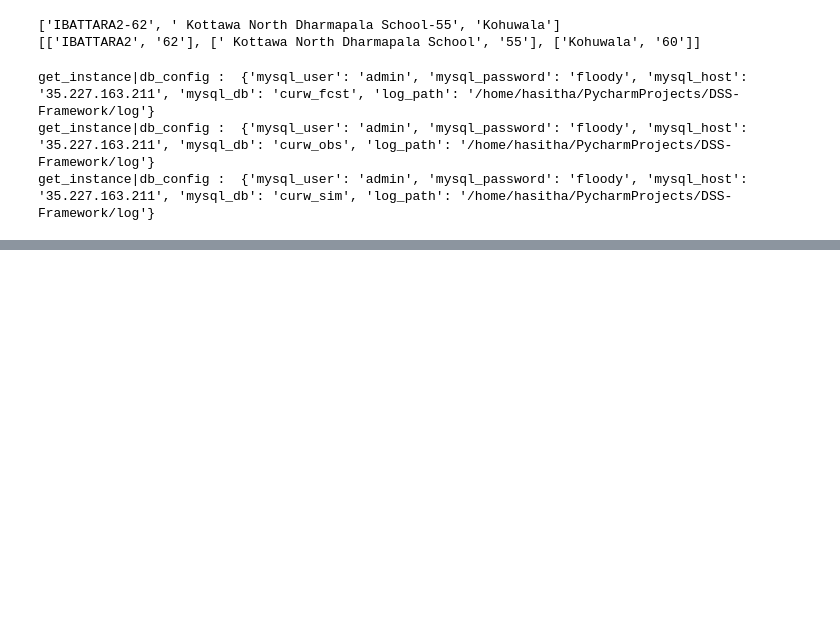
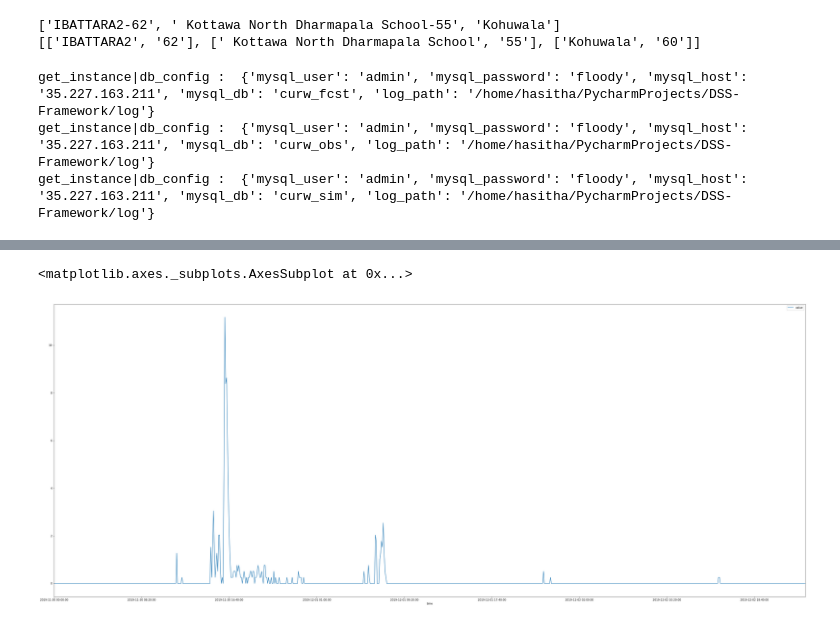
Before and after one commit to CUrW-SL/DSS-Framework, a Jupyter notebook: jupyter_notebooks/Water-level forecast.ipynb, the cells around one changed output, grey strips where cells are left out. Cells and saved outputs as stored; diff of their text form; code cells hidden in the pictures; blank space fills up the shorter version.

```diff
--- a/jupyter_notebooks/Water-level forecast.ipynb
+++ b/jupyter_notebooks/Water-level forecast.ipynb
@@ -121,0 +157,5 @@ def calculate_wrf_rule_accuracy(wrf_rule, exec_datetime, dss_adapter):
+# %%
+obs_df.plot.line(x='time', y='value' ,figsize=(50,20))
+# %% [output]
+<matplotlib.axes._subplots.AxesSubplot at 0x...>
+[figure, added]
```
Also changed, not shown: parts of 5 cells of this notebook.
